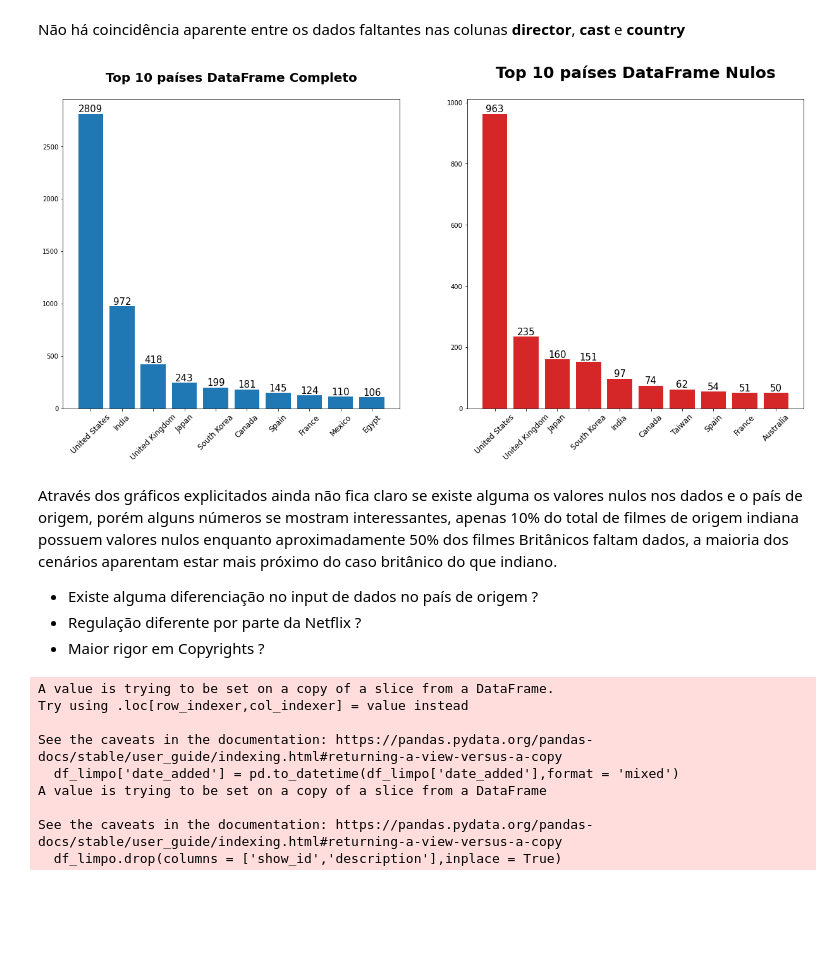
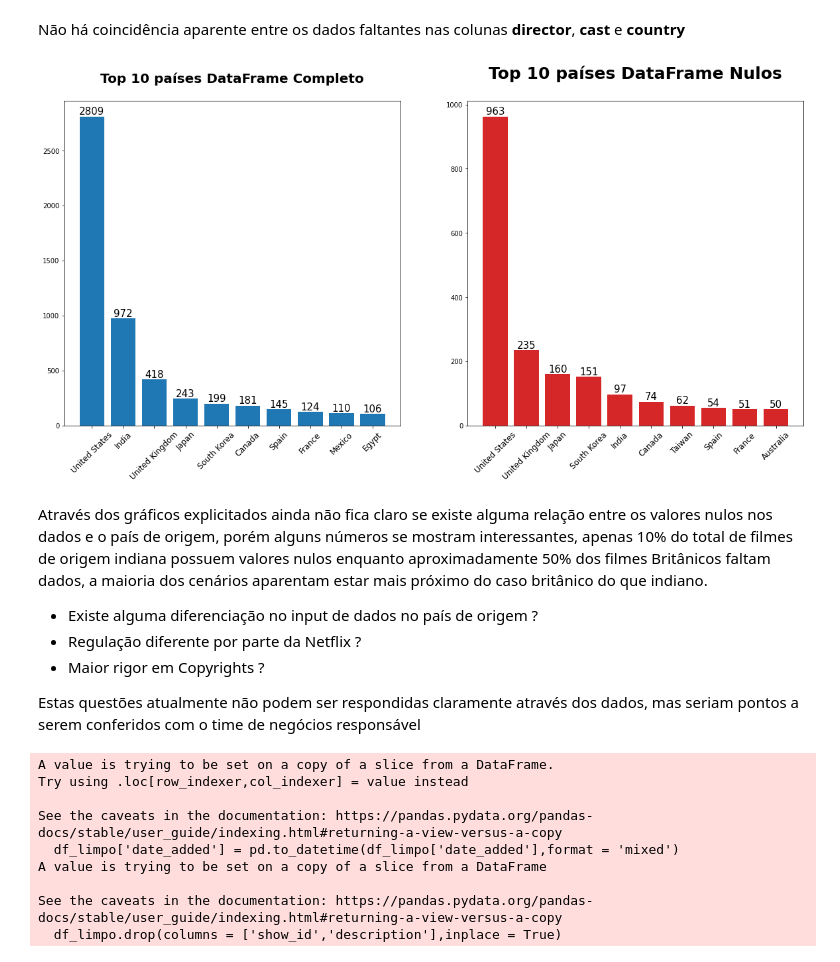
Before and after one commit to gabrielmartinsdesouza/Projeto-Netflix, a Jupyter notebook: Netflix - Kaggle/netflix_project2.ipynb, the cells around one changed output. Drawn from its saved outputs; the diff is of its cells as text; code cells hidden in the pictures; blank space fills up the shorter version.

```diff
--- a/Netflix - Kaggle/netflix_project2.ipynb
+++ b/Netflix - Kaggle/netflix_project2.ipynb
@@ -104,41 +104,43 @@ Não há coincidência aparente entre os dados faltantes nas colunas **director*
 # %%
 # Verificando se existe alguma relação entre a falta de informações e o país de origem
 # Gráfico contendo a distribuição de filmes por país no dataframe completo e no dataframe com valores nulos
 
 # DataFrame Completo
 df1 = df_limpo.value_counts('country')[:10]
 # DataFrame Nulos
 df2 = df_null.value_counts('country')[:10]
 
-fig, (ax1, ax2) = plt.subplots(1,2, figsize = (21,9))
+fig, (ax1, ax2) = plt.subplots(1,2, figsize = (20,9))
 
 plt.subplot(121)
 ax1.bar(df1.index,df1.values,color = 'tab:blue')
 plt.xticks(rotation = 45, fontsize = 12)
 
 for i, v in enumerate(df1):
     ax1.annotate(text = v, xy = (i,v), ha = 'center', va = 'bottom', fontsize = 15)
 
 plt.title("Top 10 países DataFrame Completo\n", fontsize = 20, weight = 'bold')
 
 plt.subplot(122)
 ax2.bar(df2.index,df2.values, color = 'tab:red')
 plt.xticks(rotation = 45, fontsize = 12)
 
 for i, v in enumerate(df2):
     ax2.annotate(text = v, xy = (i,v), ha = 'center', va = 'bottom', fontsize = 15)
 
 plt.title("Top 10 países DataFrame Nulos\n", fontsize = 25, weight = 'bold')
 
 plt.show()
 # %% [output]
-[figure, old version]
+[figure, new version]
 # %% [markdown]
-Através dos gráficos explicitados ainda não fica claro se existe alguma os valores nulos nos dados e o país de origem, porém alguns números se mostram interessantes, apenas 10% do total de filmes de origem indiana possuem valores nulos enquanto aproximadamente 50% dos filmes Britânicos faltam dados, a maioria dos cenários aparentam estar mais próximo do caso britânico do que indiano.
+Através dos gráficos explicitados ainda não fica claro se existe alguma relação entre os valores nulos nos dados e o país de origem, porém alguns números se mostram interessantes, apenas 10% do total de filmes de origem indiana possuem valores nulos enquanto aproximadamente 50% dos filmes Britânicos faltam dados, a maioria dos cenários aparentam estar mais próximo do caso britânico do que indiano.
 
 * Existe alguma diferenciação no input de dados no país de origem ?
 * Regulação diferente por parte da Netflix ?
 * Maior rigor em Copyrights ?
+
+Estas questões atualmente não podem ser respondidas claramente através dos dados, mas seriam pontos a serem conferidos com o time de negócios responsável
 # %%
 # Convertendo os valores para o formato correto e limpando o dataset
 df_limpo['date_added'] = pd.to_datetime(df_limpo['date_added'],format = 'mixed')
```
Also changed, not shown: parts of 2 cells of this notebook.
